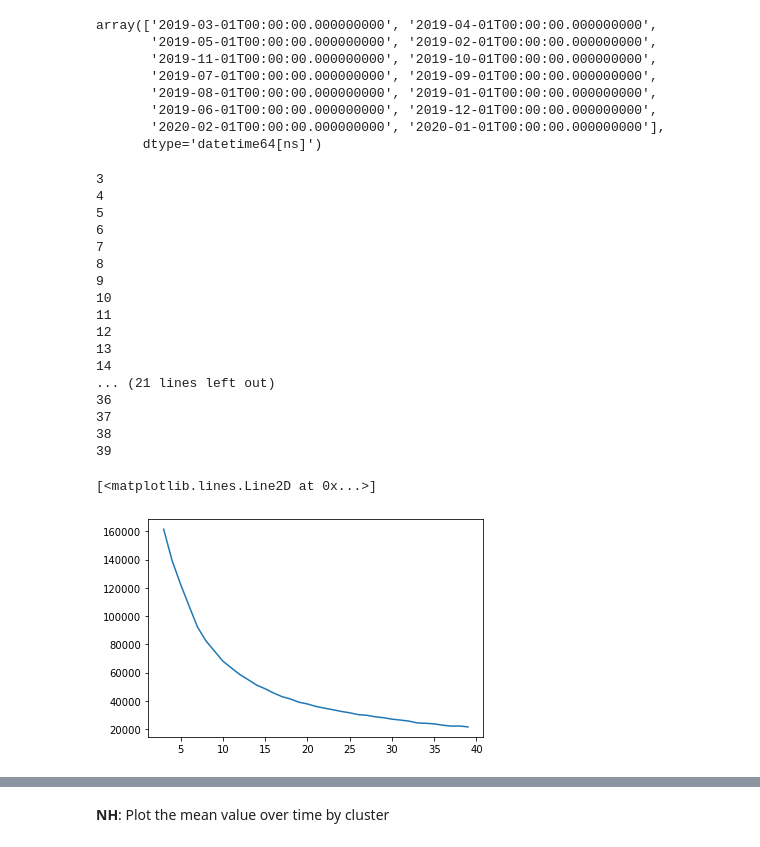
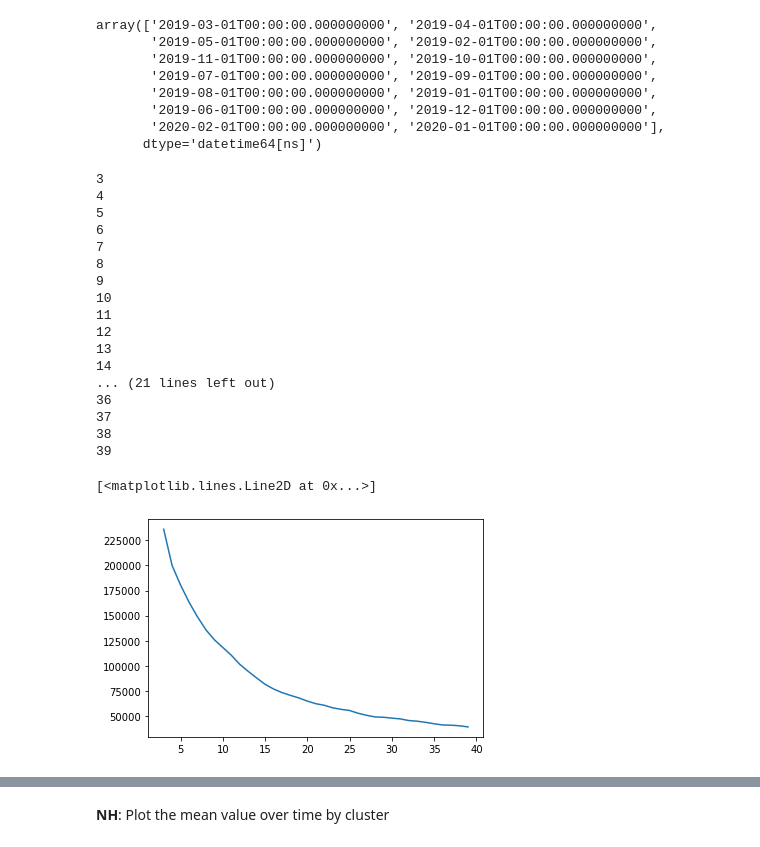
Before and after one commit to hkronenb/HK_DATS_Practicum, a Jupyter notebook: notebooks/NH-Places Clustering First Try.ipynb, the cells around one changed output, grey strips where cells are left out. Cells and saved outputs as stored; diff of their text form; code cells hidden in the pictures.

Commit message:
Added histogram features to clustering

```diff
--- a/notebooks/NH-Places Clustering First Try.ipynb
+++ b/notebooks/NH-Places Clustering First Try.ipynb
@@ -203 +240,6 @@ race_data = race_data.fillna(0)
+# %%
+histogram_features = philly_patterns[['safegraph_place_id']].join(histogram_features)
+histogram_features = histogram_features.groupby('safegraph_place_id').agg('sum')
+# %%
+histogram_features.columns = col_names
 # %%
@@ -385,21 +427,20 @@ def cut_outliers(df, cols):
         df.loc[mask,col] = ub
     return df
 
-def make_dummies(df):
-    return pd.get_dummies(df)
 
-
-def Stdrshp(df, pivot_cols, constant_cols):
-    constant = df.loc[
-        df.groupby('safegraph_place_id').cumcount() == 0,
-        ['safegraph_place_id']+constant_cols
-    ]
-    constant.set_index('safegraph_place_id', inplace = True)
+def pivot(df, pivot_cols): #, constant_cols):
+    #constant = df.loc[df.groupby('safegraph_place_id').cumcount() == 0, ['safegraph_place_id']+constant_cols]
+    #constant.set_index('safegraph_place_id', inplace = True)
     #constant = make_dummies(constant)
     pivoted = df.pivot_table(index='safegraph_place_id', columns='date_range_start')[pivot_cols]
     new_cols = [('{1} {0}'.format(*tup)) for tup in pivoted.columns]
     pivoted.columns = new_cols
-    df = pivoted.join(race_data[['black_pct', 'white_pct']])
+    return pivoted
+
+def Stdrshp(df, pivot_cols, auxiliaries):
+    df = pivot(df, pivot_cols)
+    for aux in auxiliaries:
+         df = df.join(aux)
     df = df.fillna(0)
     scaled = StandardScaler().fit_transform(df)
     scaled_features_df = pd.DataFrame(scaled, index=df.index, columns=df.columns)
@@ -410,44 +451,44 @@ def make_clusters(df, k = 5):
     df['cluster'] = kmeans.labels_
     return (df, kmeans.inertia_)
 
-def run_Kmeans(df, pivot_cols, constant_cols, k = 5):
-    normalized = Stdrshp(cut_outliers(df, pivot_cols), pivot_cols, constant_cols)
+def run_Kmeans(df, pivot_cols, auxiliaries, k = 5):
+    normalized = Stdrshp(cut_outliers(df, pivot_cols), pivot_cols, auxiliaries)
     return make_clusters(normalized, k)
 # %%
 pivot_cols = ["visitor_count_norm"] ## NH NOTE: try using visitor_count_norm only
-constant_cols = []  #'B19013e1','income_missing']
+auxiliaries = [race_data, histogram_features]  #'B19013e1','income_missing']
 # %%
 import matplotlib.pyplot as plt
 # %%
-scaled = Stdrshp(philly_patterns, pivot_cols, constant_cols)
+scaled = Stdrshp(philly_patterns, pivot_cols, auxiliaries)
 n_clusters = [k for k in range(3,40)]
 inertias = []
 for k in n_clusters:
     print(k)
     df, inertia = make_clusters(scaled, k = k)
     inertias.append(inertia)
 
 plt.plot(n_clusters,inertias)
 # %% [output]
 3
 4
 5
 6
 7
 8
 9
 10
 11
 12
 13
 14
 ... (21 lines left out)
 36
 37
 38
 39
 [<matplotlib.lines.Line2D at 0x...>]
-[figure, old version]
+[figure, new version]
 # %%
 scaled.head()
 # %% [output]
```
Also changed, not shown: parts of 19 cells of this notebook.
